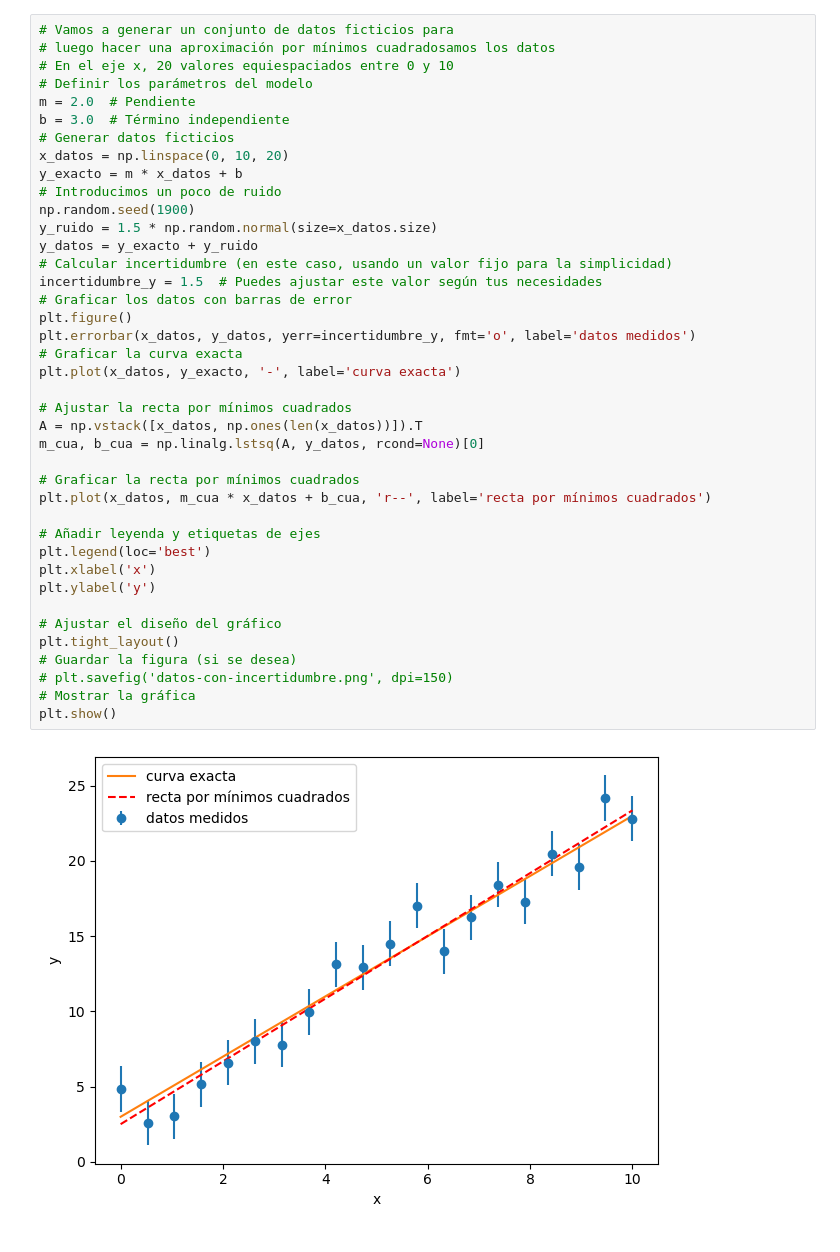
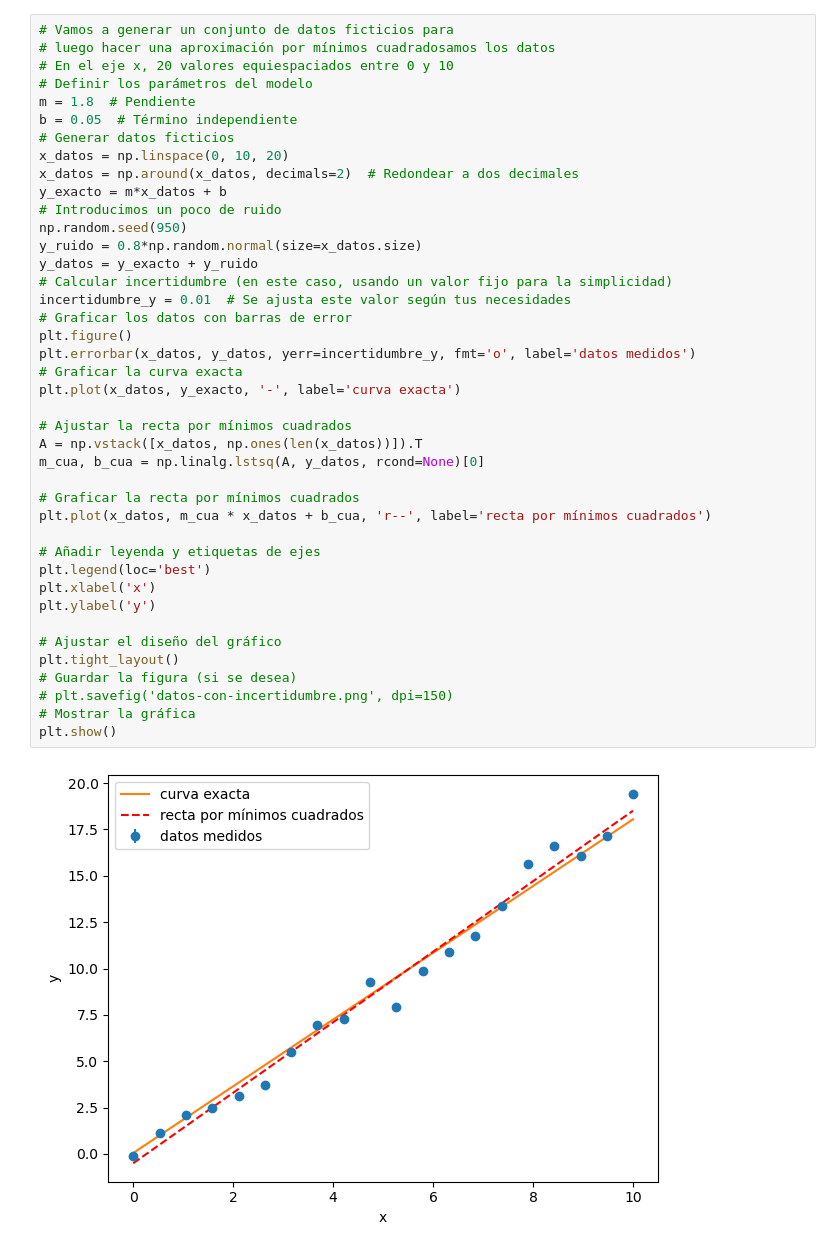
Before and after one commit to hectorfro/LabFisicaWork, a Jupyter notebook: AnalDatos/Notebooks/GeneraData.ipynb, the cells around one changed output. Drawn from its saved outputs; the diff is of its cells as text.

```diff
--- a/AnalDatos/Notebooks/GeneraData.ipynb
+++ b/AnalDatos/Notebooks/GeneraData.ipynb
@@ -10,40 +11,41 @@ from scipy.optimize import curve_fit,least_squares
 # luego hacer una aproximación por mínimos cuadradosamos los datos
 # En el eje x, 20 valores equiespaciados entre 0 y 10
 # Definir los parámetros del modelo
-m = 2.0  # Pendiente
-b = 3.0  # Término independiente
+m = 1.8  # Pendiente
+b = 0.05  # Término independiente
 # Generar datos ficticios
 x_datos = np.linspace(0, 10, 20)
-y_exacto = m * x_datos + b
+x_datos = np.around(x_datos, decimals=2)  # Redondear a dos decimales
+y_exacto = m*x_datos + b
 # Introducimos un poco de ruido
-np.random.seed(1900)
-y_ruido = 1.5 * np.random.normal(size=x_datos.size)
+np.random.seed(950)
+y_ruido = 0.8*np.random.normal(size=x_datos.size)
 y_datos = y_exacto + y_ruido
 # Calcular incertidumbre (en este caso, usando un valor fijo para la simplicidad)
-incertidumbre_y = 1.5  # Puedes ajustar este valor según tus necesidades
+incertidumbre_y = 0.01  # Se ajusta este valor según tus necesidades
 # Graficar los datos con barras de error
 plt.figure()
 plt.errorbar(x_datos, y_datos, yerr=incertidumbre_y, fmt='o', label='datos medidos')
 # Graficar la curva exacta
 plt.plot(x_datos, y_exacto, '-', label='curva exacta')
 
 # Ajustar la recta por mínimos cuadrados
 A = np.vstack([x_datos, np.ones(len(x_datos))]).T
 m_cua, b_cua = np.linalg.lstsq(A, y_datos, rcond=None)[0]
 
 # Graficar la recta por mínimos cuadrados
 plt.plot(x_datos, m_cua * x_datos + b_cua, 'r--', label='recta por mínimos cuadrados')
 
 # Añadir leyenda y etiquetas de ejes
 plt.legend(loc='best')
 plt.xlabel('x')
 plt.ylabel('y')
 
 # Ajustar el diseño del gráfico
 plt.tight_layout()
 # Guardar la figura (si se desea)
 # plt.savefig('datos-con-incertidumbre.png', dpi=150)
 # Mostrar la gráfica
 plt.show()
 # %% [output]
-[figure, old version]
+[figure, new version]
```
Also changed, not shown: parts of 20 cells of this notebook.
